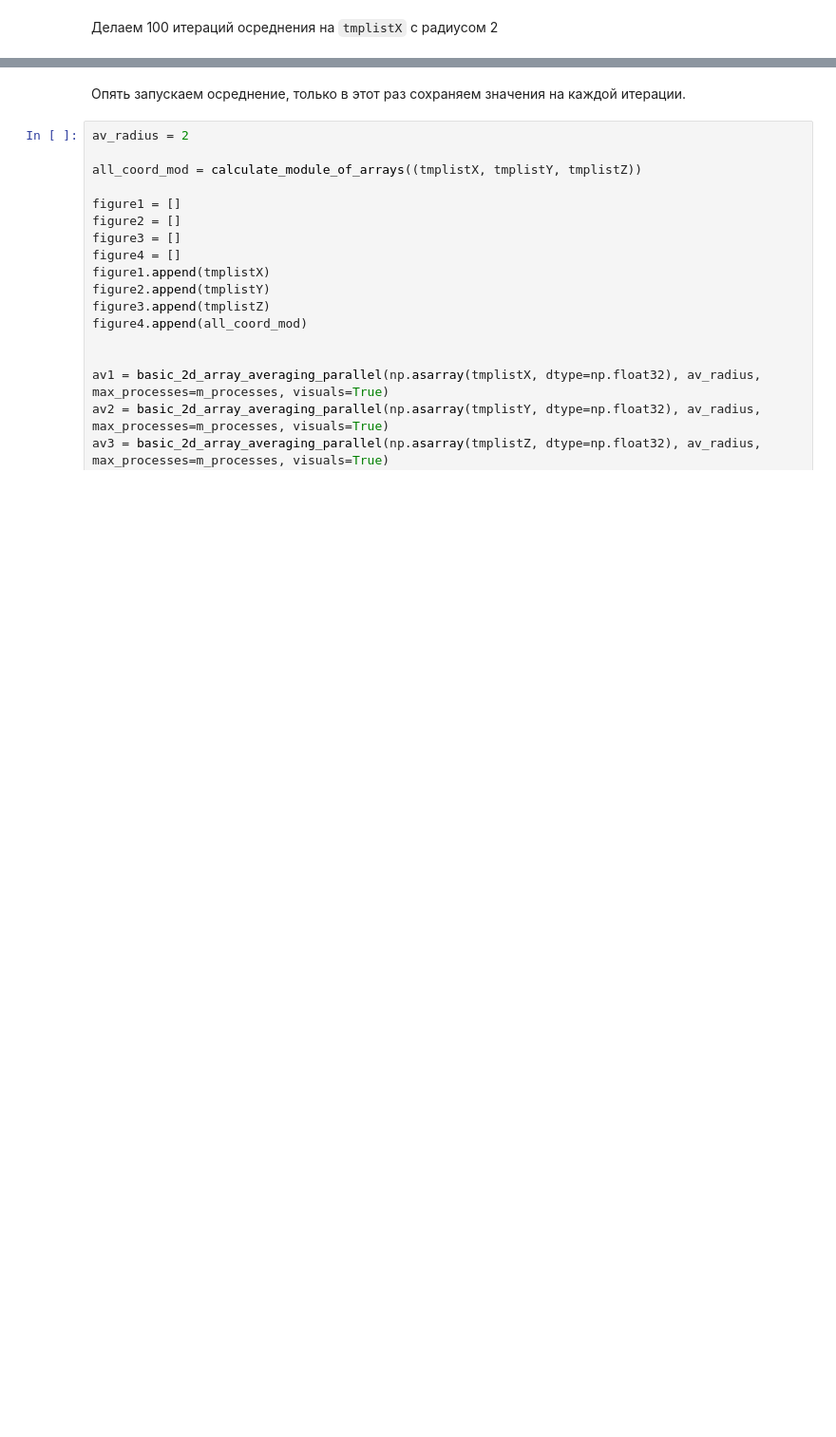
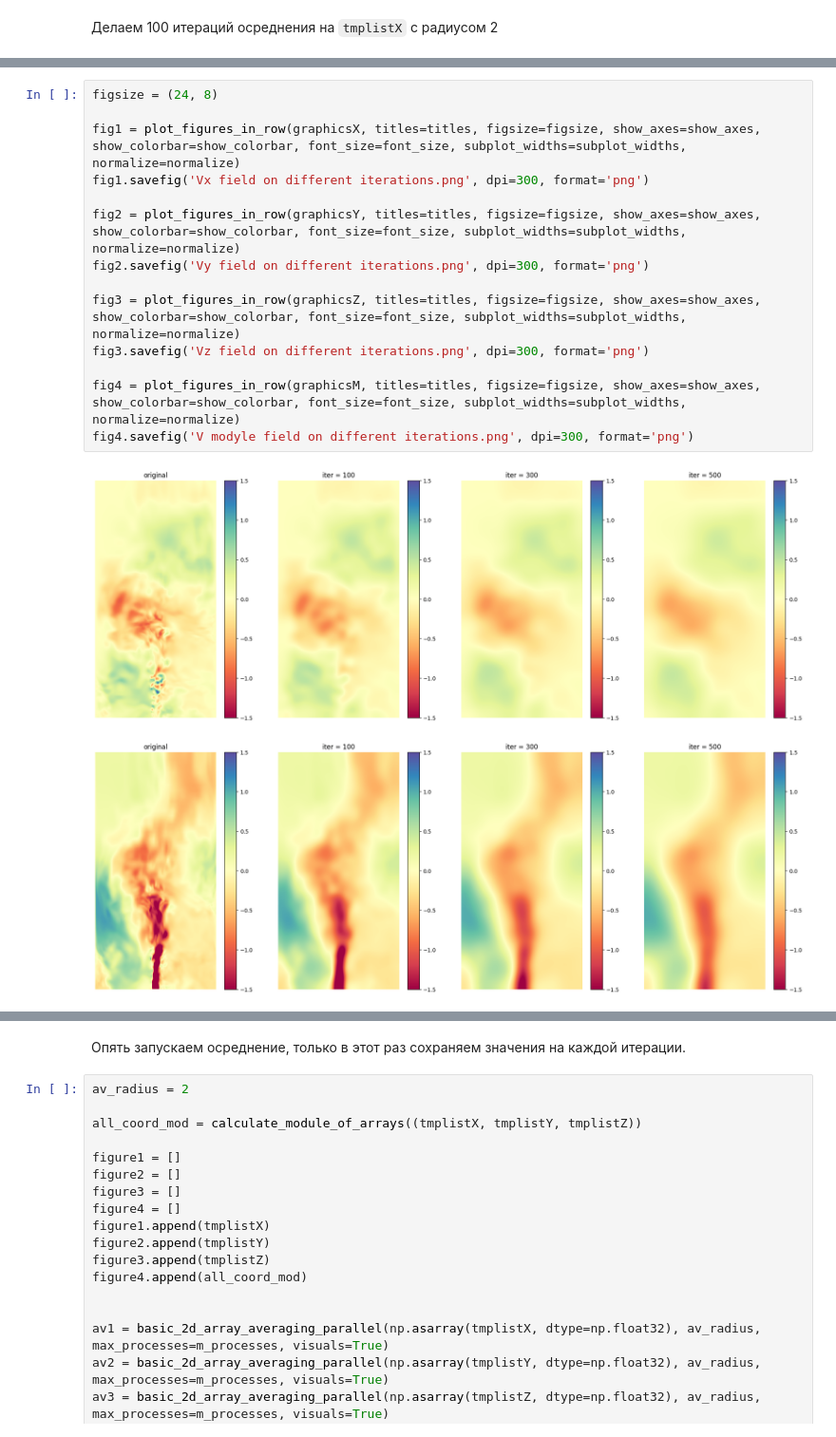
Before and after one commit to germanFid/FieldAveraging, a Jupyter notebook: playground.ipynb, the cells around one changed output, grey strips where cells are left out. Shown at 95% size. Cells and saved outputs as stored; diff of their text form; blank space fills up the shorter version.

```diff
--- a/playground.ipynb
+++ b/playground.ipynb
@@ -215,0 +184,17 @@ plot_figures_in_row(graphics, titles=titles, figsize=figsize, show_axes=show_axe
+# %%
+figsize = (24, 8)
+
+fig1 = plot_figures_in_row(graphicsX, titles=titles, figsize=figsize, show_axes=show_axes, show_colorbar=show_colorbar, font_size=font_size, subplot_widths=subplot_widths, normalize=normalize)
+fig1.savefig('Vx field on different iterations.png', dpi=300, format='png')
+
+fig2 = plot_figures_in_row(graphicsY, titles=titles, figsize=figsize, show_axes=show_axes, show_colorbar=show_colorbar, font_size=font_size, subplot_widths=subplot_widths, normalize=normalize)
+fig2.savefig('Vy field on different iterations.png', dpi=300, format='png')
+
+fig3 = plot_figures_in_row(graphicsZ, titles=titles, figsize=figsize, show_axes=show_axes, show_colorbar=show_colorbar, font_size=font_size, subplot_widths=subplot_widths, normalize=normalize)
+fig3.savefig('Vz field on different iterations.png', dpi=300, format='png')
+
+fig4 = plot_figures_in_row(graphicsM, titles=titles, figsize=figsize, show_axes=show_axes, show_colorbar=show_colorbar, font_size=font_size, subplot_widths=subplot_widths, normalize=normalize)
+fig4.savefig('V modyle field on different iterations.png', dpi=300, format='png')
+# %% [output]
+[figure, added]
+[figure, added]
```
Also changed, not shown: parts of 11 cells of this notebook, 2 other files.
